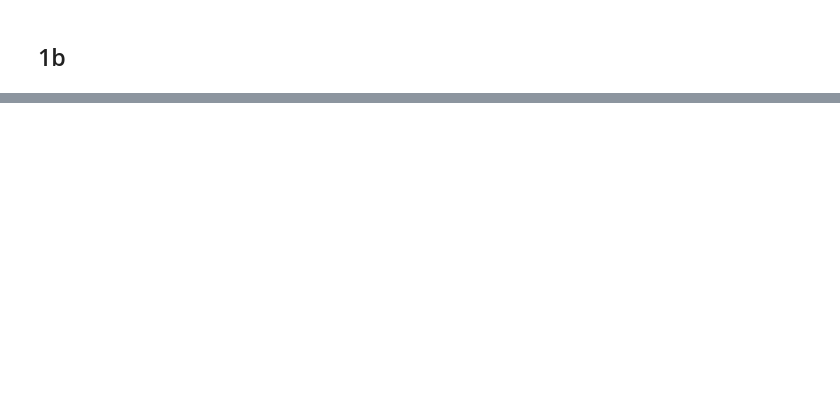
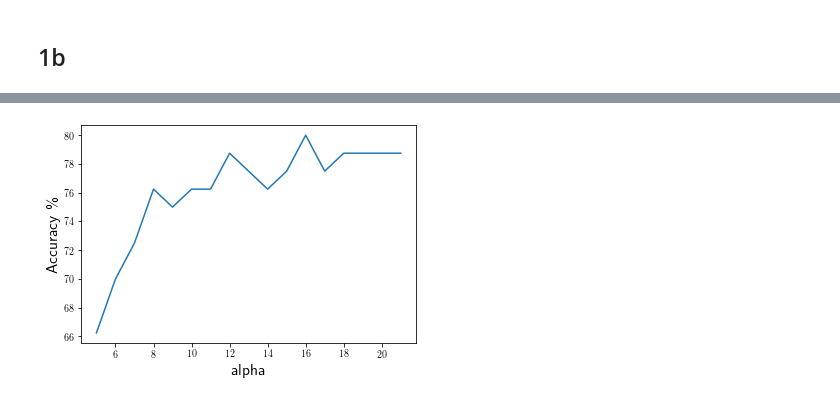
Before and after one commit to Michael-Shepherd/ComputerVision, a Jupyter notebook: Assignment5/Assignment5.ipynb, the cells around one changed output, grey strips where cells are left out. Cells and saved outputs as stored; diff of their text form; code cells hidden in the pictures; blank space fills up the shorter version.

```diff
--- a/Assignment5/Assignment5.ipynb
+++ b/Assignment5/Assignment5.ipynb
@@ -129,0 +210,11 @@ for image in training_images:
+# %%
+alphas = [x for x in range(5,22)]
+accuracies = [66.25, 70, 72.5, 76.25,75,76.25,76.25, 78.75,77.5, 76.25,77.5,80, 77.5,78.75,78.75,78.75,78.75]
+fig = plt.figure()
+ax = fig.add_subplot()
+ax.set_xlabel(r'alpha', fontsize=16)
+ax.set_ylabel(r'Accuracy \%', fontsize=16)
+plt.plot(alphas, accuracies)
+plt.show()
+# %% [output]
+[figure, added]
```
Also changed, not shown: parts of 14 cells of this notebook, 20 other files.
